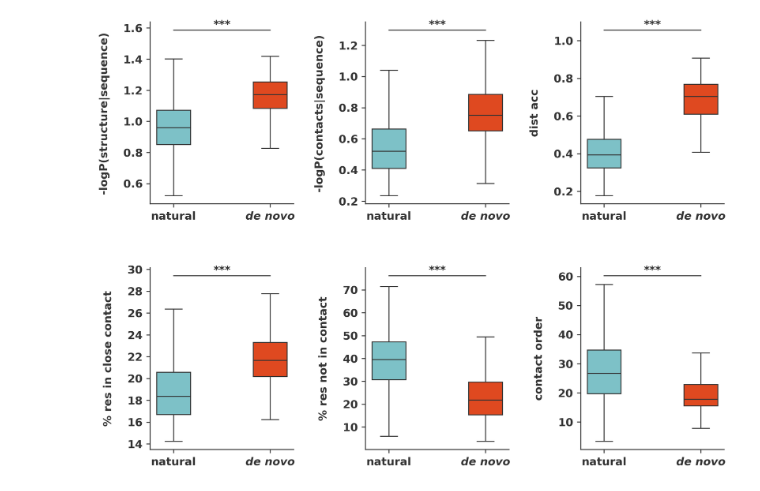
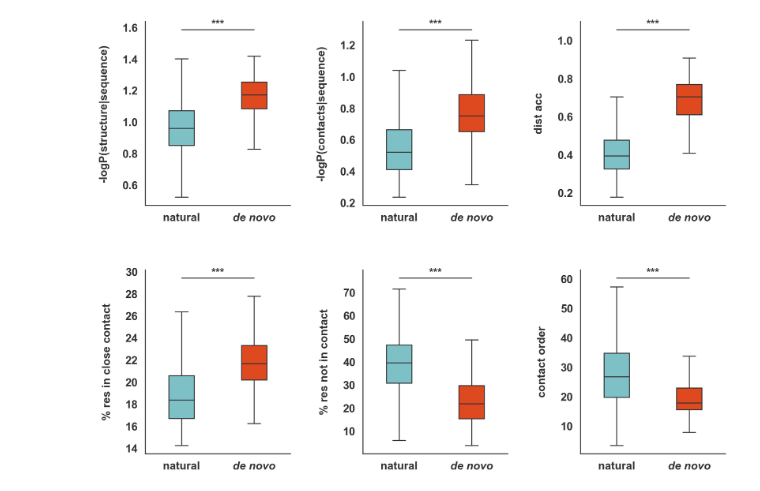
Before and after one commit to schoederlab/denovolikeness, a Jupyter notebook: figures/features/Fig1.ipynb, the cells around one changed output. Saved outputs shown, nothing was run; the diff lists cells and outputs as text; code cells hidden in the pictures.

Commit message:
update figures

```diff
--- a/figures/features/Fig1.ipynb
+++ b/figures/features/Fig1.ipynb
@@ -3,6 +3,14 @@ import pandas as pd
 import matplotlib.pyplot as plt
 import seaborn as sns
 from scipy.stats import mannwhitneyu
+# %%
+plt.rcParams["font.family"] = "Arial"
+plt.rcParams['svg.fonttype'] = 'none'
+sns.set_theme(
+    style="white",
+    context="notebook",
+    font_scale=1.2
+)
 # %%
 df = pd.read_csv("../../data/training_data.csv")
 # %%
@@ -30,7 +38,7 @@ for n, (metric, title) in enumerate(zip(metrics,title)):
 
 
     sns.boxplot(x='type',hue='type',y=to_plot,data=df,linewidth=2.5,width=.35,showfliers=False,palette=custom_palette, ax=ax[ax_index],legend=False,**kwargs_box)
-
+    ax[ax_index].set_xlim(-0.5, 1.5)
     if metric == 'per_no_con':
         ax[ax_index].set_yticklabels([0, 10, 20, 30, 40, 50, 60, 70, 80, 90],**kwargs_ticks)
 
@@ -75,32 +83,32 @@ for n, (metric, title) in enumerate(zip(metrics,title)):
     IQR_0 = Q3_0 - Q1_0
     upper_border_0 = Q3_0 + 1.5 * IQR_0
 
     Q1_1 = df[df['type'] == 1][to_plot].quantile(0.25)
     Q3_1 = df[df['type'] == 1][to_plot].quantile(0.75)
     IQR_1= Q3_1 - Q1_1
     upper_border_1 = Q3_1 + 1.5 * IQR_1
 
     upper_border=max(upper_border_0,upper_border_1)
 
     y, h = upper_border + upper_border*0.05, 0
     ax[ax_index].plot([0, 0, 1, 1], [y, y+h, y+h, y], lw=2.5, c=STD_COLOR,clip_on=False)
 
 
     p_val = mannwhitneyu(df[df['type'] == 0][to_plot],df[df['type'] == 1][to_plot]).pvalue
 
 
 
     if p_val < .0005:
         ax[ax_index].text((0+1)*.5, y+h, "***", ha='center', va='bottom', color=STD_COLOR,fontdict={'fontsize':30,'weight':'bold'})
     elif p_val < .005:
         ax[ax_index].text((0+1)*.5, y+h, "**", ha='center', va='bottom', color=STD_COLOR,fontdict={'fontsize':30,'weight':'bold'})
     elif p_val < .05:
         ax[ax_index].text((0+1)*.5, y+h, "*", ha='center', va='bottom', color=STD_COLOR,fontdict={'fontsize':30,'weight':'bold'})
     else:
         ax[ax_index].text((0+1)*.5, y+h, "n.s.", ha='center', va='bottom', color=STD_COLOR,fontdict={'fontsize':30,'weight':'bold'})
 
 
 
-plt.savefig('./feature.png',dpi=300,bbox_inches='tight')
+plt.savefig('./feature.svg',dpi=300,bbox_inches='tight')
 # %% [output]
-[figure, old version]
+[figure, new version]
```
Also changed, not shown: 1 other file.
